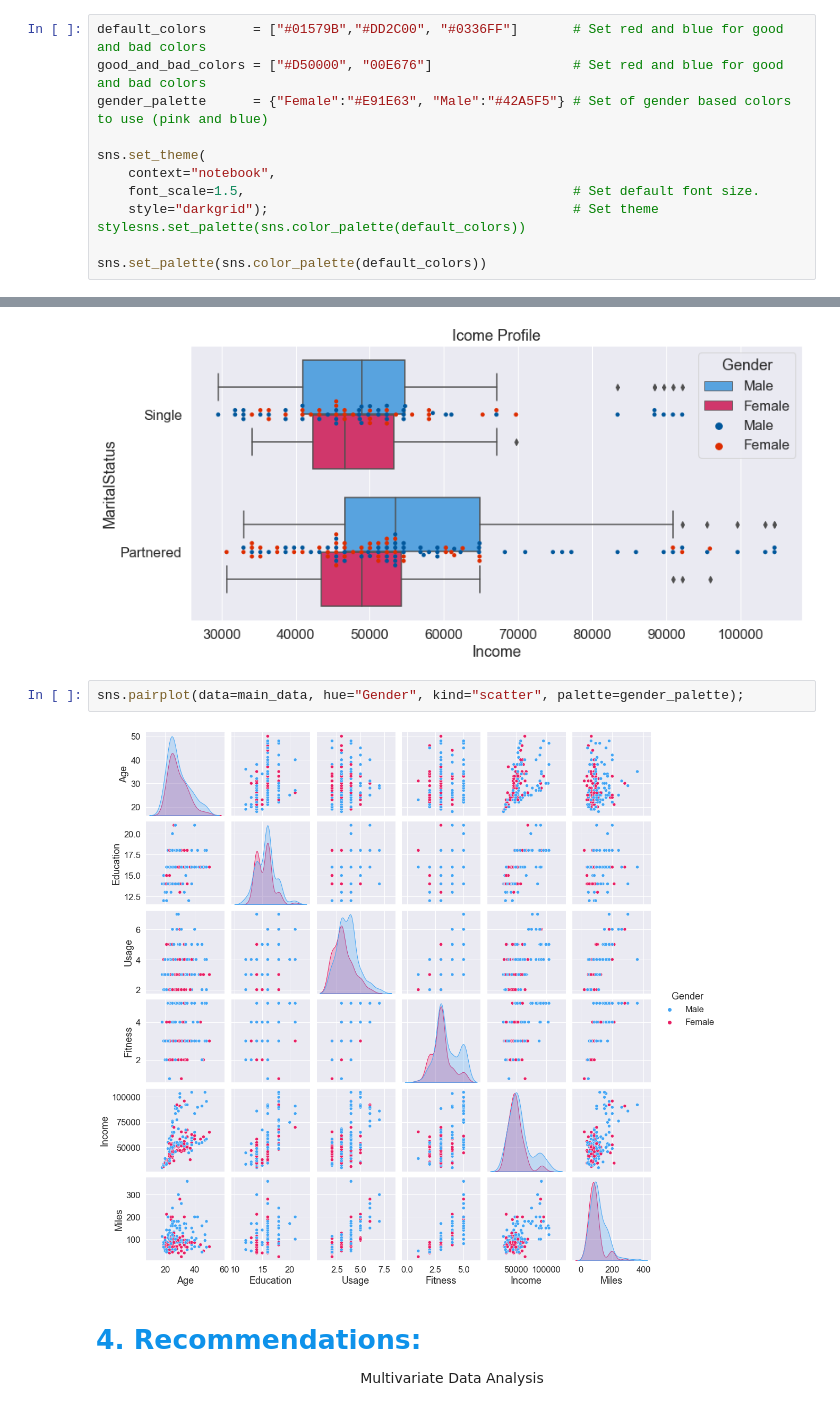
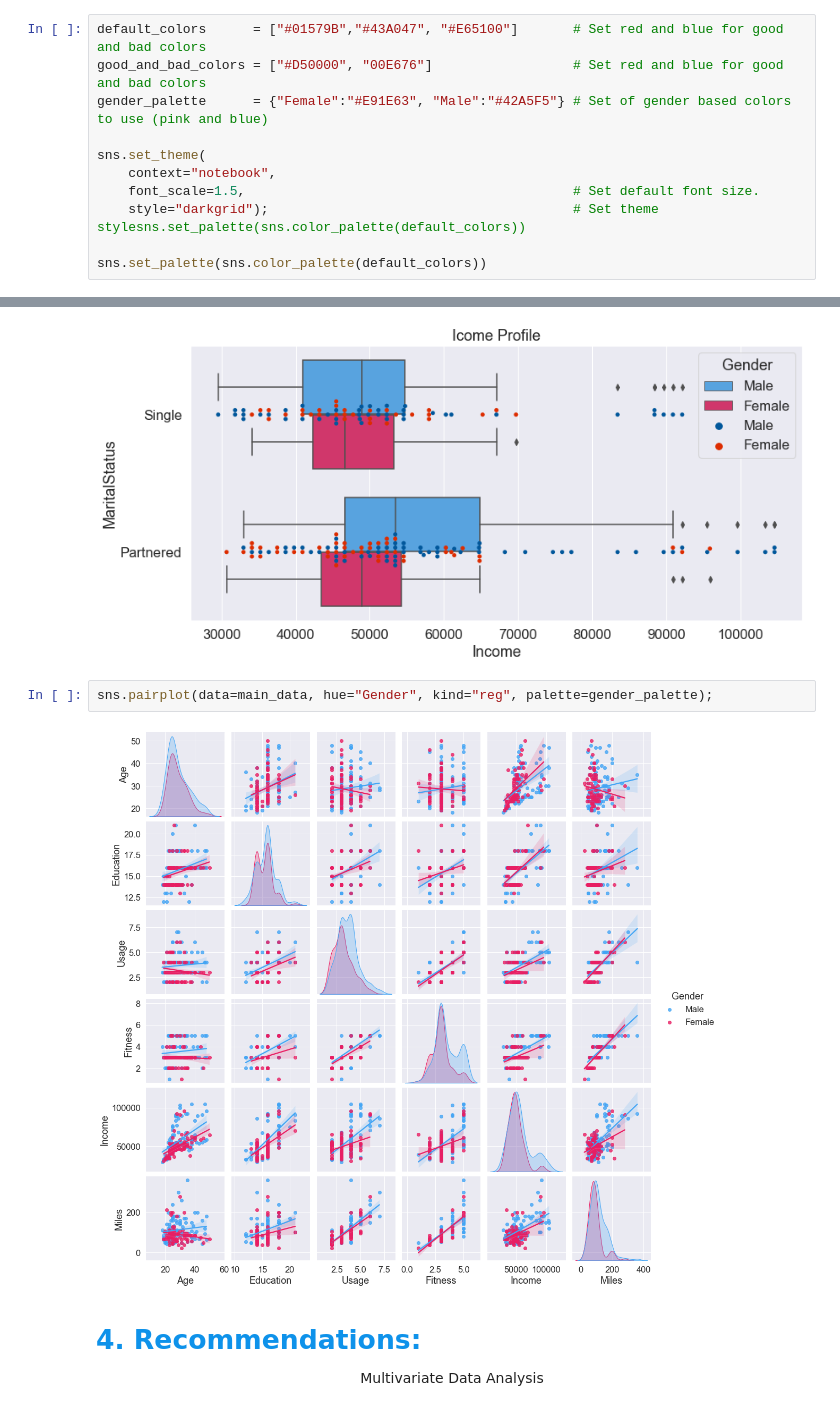
Before and after one commit to lavmot-ms/PG-AIML, a Jupyter notebook: src/Assignments/Assignment1 Data Exploration/Data Exploration Assignment.ipynb, the cells around one changed output, grey strips where cells are left out. Saved outputs shown, nothing was run; the diff lists cells and outputs as text.

```diff
--- a/src/Assignments/Assignment1 Data Exploration/Data Exploration Assignment.ipynb
+++ b/src/Assignments/Assignment1 Data Exploration/Data Exploration Assignment.ipynb
@@ -113,7 +113,7 @@ Eplore indiviual columns.
 # %% [markdown]
  <span style="font-family: Arial; font-weight:bold;font-size:1.2em;color:#0e92ea">2.1 Set Up Dashboard Theme:
 # %%
-default_colors      = ["#01579B","#DD2C00", "#0336FF"]       # Set red and blue for good and bad colors
+default_colors      = ["#01579B","#43A047", "#E65100"]       # Set red and blue for good and bad colors
 good_and_bad_colors = ["#D50000", "00E676"]                  # Set red and blue for good and bad colors
 gender_palette      = {"Female":"#E91E63", "Male":"#42A5F5"} # Set of gender based colors to use (pink and blue)
 
@@ -203,9 +209,9 @@ plt.show()
 [figure]
 [figure]
 # %%
-sns.pairplot(data=main_data, hue="Gender", kind="scatter", palette=gender_palette);
+sns.pairplot(data=main_data, hue="Gender", kind="reg", palette=gender_palette);
 # %% [output]
-[figure, old version]
+[figure, new version]
 # %% [markdown]
 ####  <span style="font-family: Arial; font-weight:bold;font-size:1.9em;color:#0e92ea"> 4. Recommendations:
 
```
Also changed, not shown: parts of 5 cells of this notebook.
